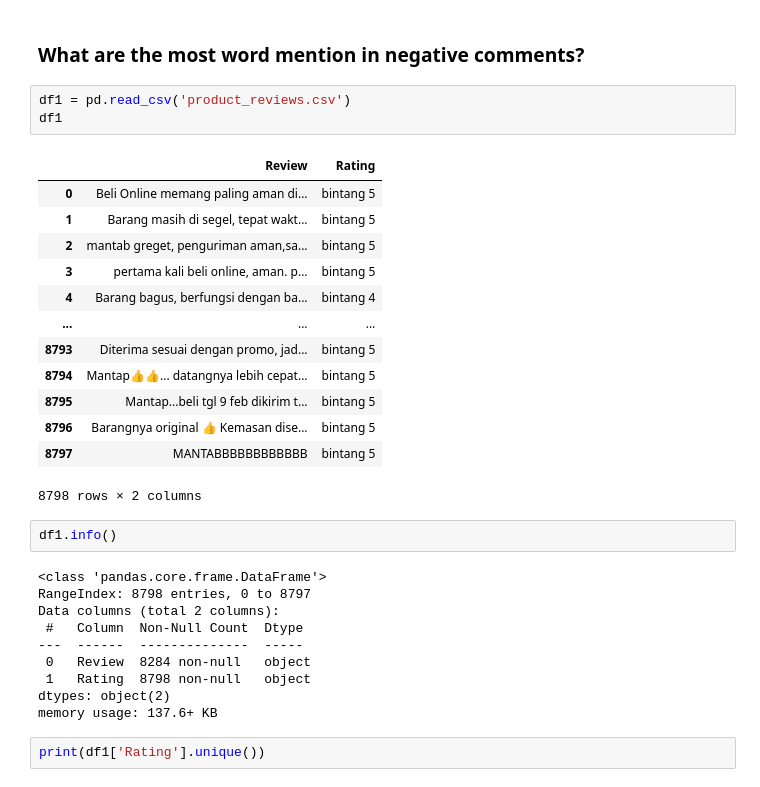
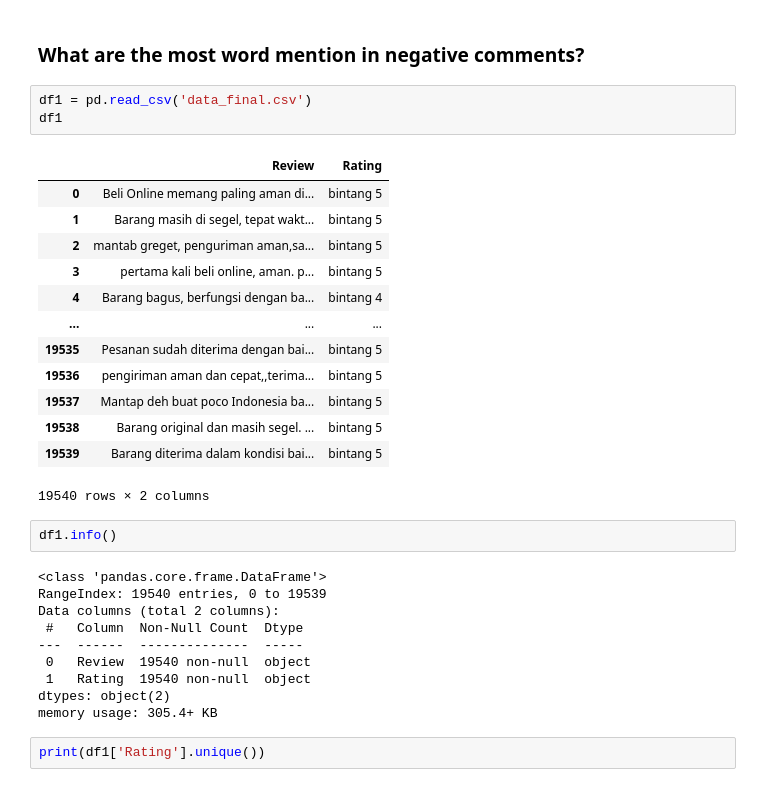
Before and after one commit to FTDS-assignment-bay/p2-final-project-group-01-1, a Jupyter notebook: EDA.ipynb, the cells around one changed output. Saved outputs shown, nothing was run; the diff lists cells and outputs as text.

```diff
--- a/EDA.ipynb
+++ b/EDA.ipynb
@@ -310,34 +297,34 @@ The cheapest brand if infinix with total sales 10750 units. This indicates Infin
 # %% [markdown]
 ### What are the most word mention in negative comments?
 # %%
-df1 = pd.read_csv('product_reviews.csv')
+df1 = pd.read_csv('data_final.csv')
 df1
 # %% [output]
 |  | Review | Rating |
 | 0 | Beli Online memang paling aman di... | bintang 5 |
 | 1 | Barang masih di segel, tepat wakt... | bintang 5 |
 | 2 | mantab greget, penguriman aman,sa... | bintang 5 |
 | 3 | pertama kali beli online, aman. p... | bintang 5 |
 | 4 | Barang bagus, berfungsi dengan ba... | bintang 4 |
 | ... | ... | ... |
-| 8793 | Diterima sesuai dengan promo, jad... | bintang 5 |
-| 8794 | Mantap👍👍... datangnya lebih cepat... | bintang 5 |
-| 8795 | Mantap...beli tgl 9 feb dikirim t... | bintang 5 |
-| 8796 | Barangnya original 👍 Kemasan dise... | bintang 5 |
-| 8797 | MANTABBBBBBBBBBBB | bintang 5 |
+| 19535 | Pesanan sudah diterima dengan bai... | bintang 5 |
+| 19536 | pengiriman aman dan cepat,,terima... | bintang 5 |
+| 19537 | Mantap deh buat poco Indonesia ba... | bintang 5 |
+| 19538 | Barang original dan masih segel. ... | bintang 5 |
+| 19539 | Barang diterima dalam kondisi bai... | bintang 5 |
-8798 rows × 2 columns
+19540 rows × 2 columns
 # %%
 df1.info()
 # %% [output]
 <class 'pandas.core.frame.DataFrame'>
-RangeIndex: 8798 entries, 0 to 8797
+RangeIndex: 19540 entries, 0 to 19539
 Data columns (total 2 columns):
  #   Column  Non-Null Count  Dtype
 ---  ------  --------------  -----
- 0   Review  8284 non-null   object
- 1   Rating  8798 non-null   object
+ 0   Review  19540 non-null  object
+ 1   Rating  19540 non-null  object
 dtypes: object(2)
-memory usage: 137.6+ KB
+memory usage: 305.4+ KB
 # %%
 print(df1['Rating'].unique())
 # %% [output]
```
Also changed, not shown: parts of 19 cells of this notebook, 8 other files.
